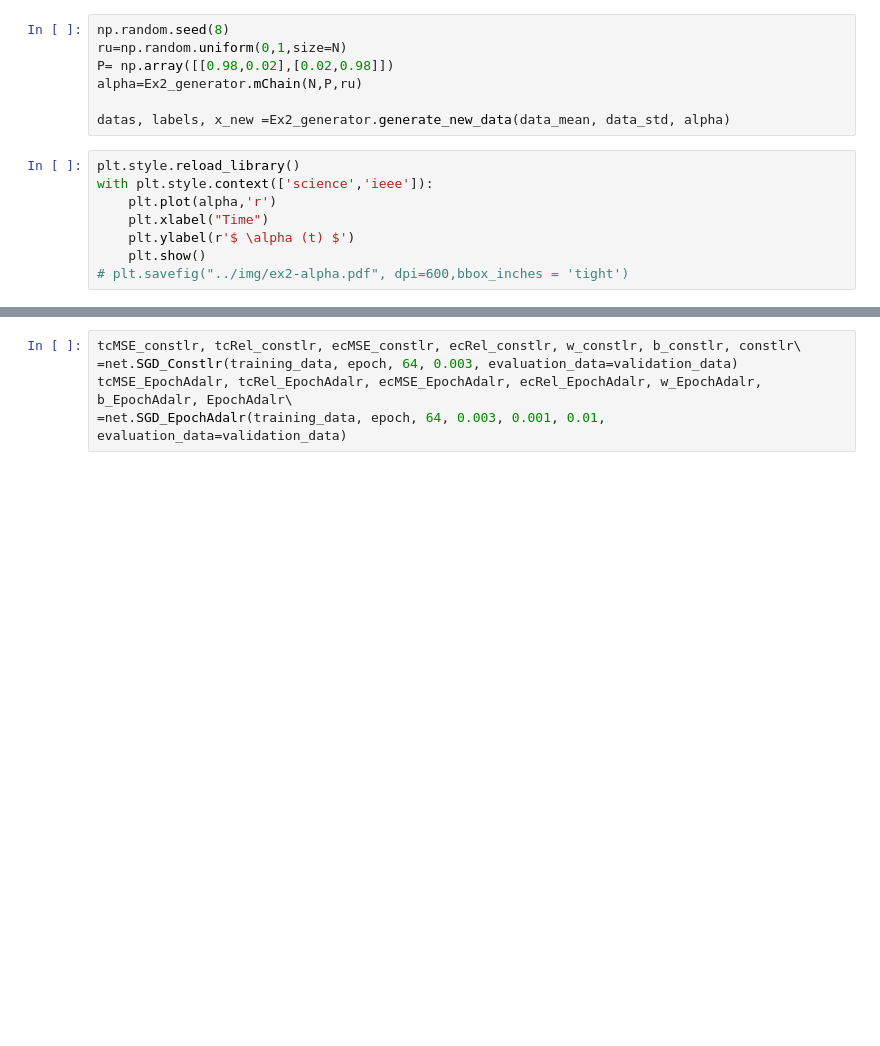
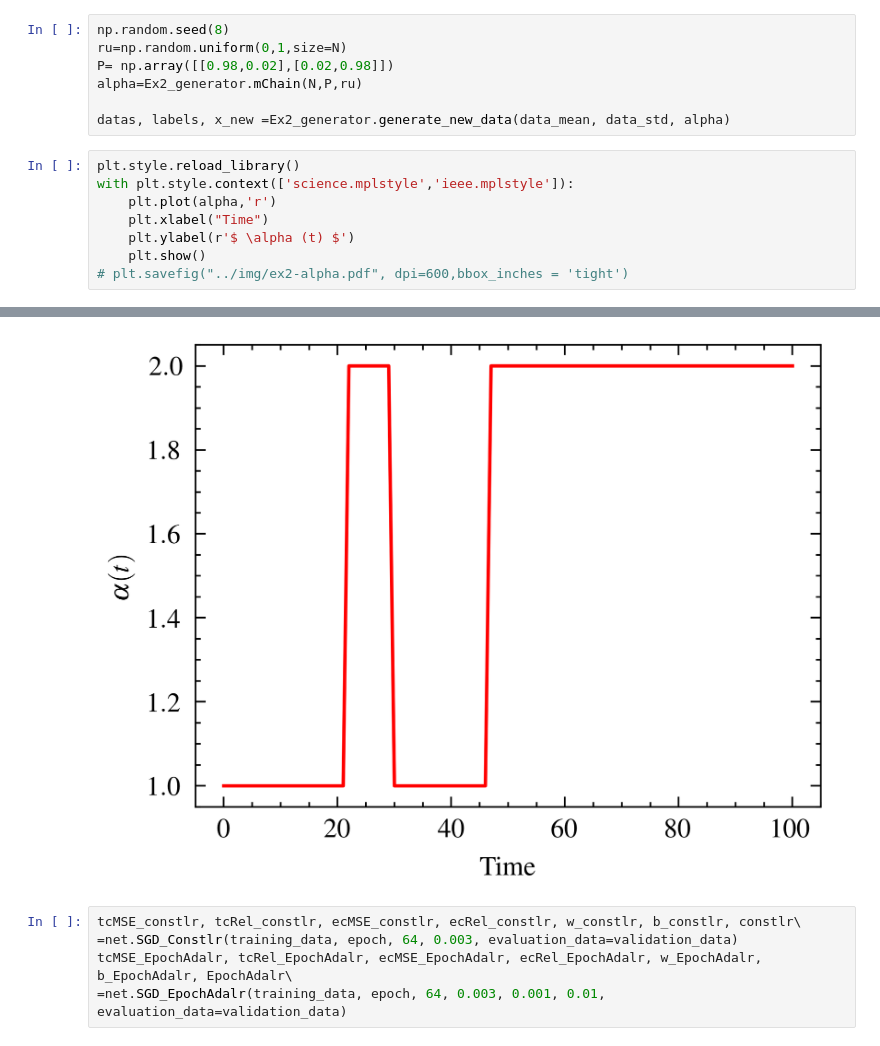
Before and after one commit to hongjiang-qian/DF-2022, a Jupyter notebook: Ex2: 2D linear/Ex2.ipynb, the cells around one changed output, grey strips where cells are left out. Cells and saved outputs as stored; diff of their text form; blank space fills up the shorter version.

```diff
--- a/Ex2: 2D linear/Ex2.ipynb
+++ b/Ex2: 2D linear/Ex2.ipynb
@@ -169,7 +166,7 @@ alpha=Ex2_generator.mChain(N,P,ru)
 datas, labels, x_new =Ex2_generator.generate_new_data(data_mean, data_std, alpha)
 # %%
 plt.style.reload_library()
-with plt.style.context(['science','ieee']):
+with plt.style.context(['science.mplstyle','ieee.mplstyle']):
     plt.plot(alpha,'r')
     plt.xlabel("Time")
     plt.ylabel(r'$ \alpha (t) $')
@@ -180,3 +176,4 @@ with plt.style.context(['science','ieee']):
+[figure, added]
 # %%
 tcMSE_constlr, tcRel_constlr, ecMSE_constlr, ecRel_constlr, w_constlr, b_constlr, constlr\
 =net.SGD_Constlr(training_data, epoch, 64, 0.003, evaluation_data=validation_data)
```
Also changed, not shown: parts of 2 cells of this notebook.
